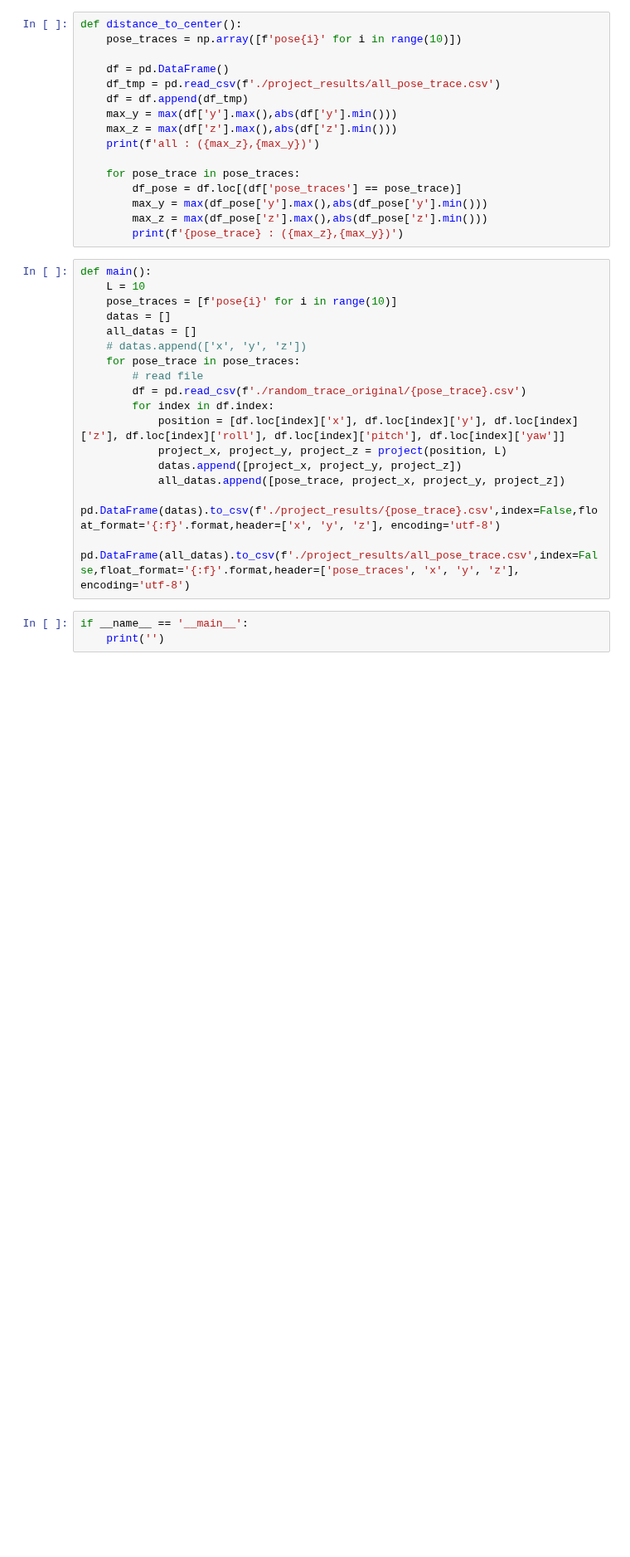
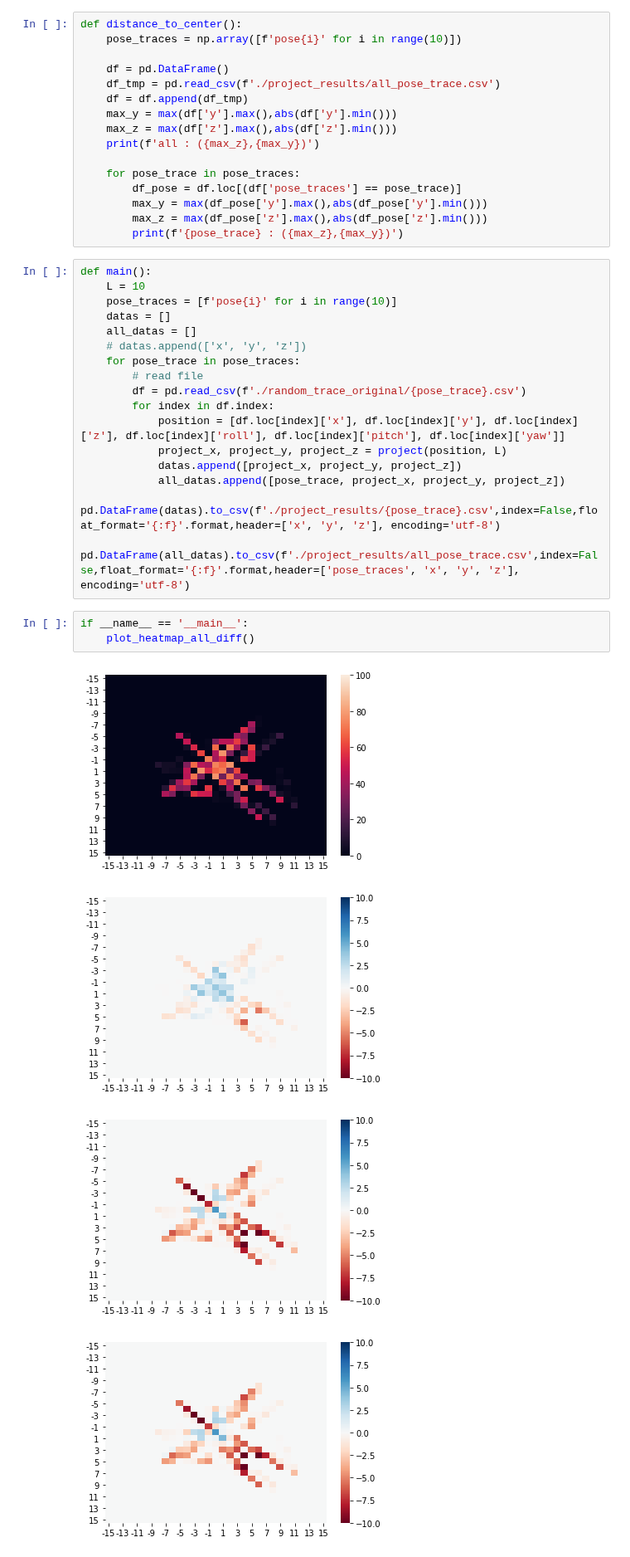
Before and after one commit to SYJINTW/TMIV_21_experiments, a Jupyter notebook: scene_view_analysis/view_plot.ipynb, the cells around one changed output. Shown at 83% size. Drawn from its saved outputs; the diff is of its cells as text; blank space fills up the shorter version.

```diff
--- a/scene_view_analysis/view_plot.ipynb
+++ b/scene_view_analysis/view_plot.ipynb
@@ -417,4 +417,9 @@ def main():
     pd.DataFrame(all_datas).to_csv(f'./project_results/all_pose_trace.csv',index=False,float_format='{:f}'.format,header=['pose_traces', 'x', 'y', 'z'], encoding='utf-8')
 # %%
 if __name__ == '__main__':
-    print('')
+    plot_heatmap_all_diff()
+# %% [output]
+[figure, added]
+[figure, added]
+[figure, added]
+[figure, added]
```
Also changed, not shown: 36 other files.
